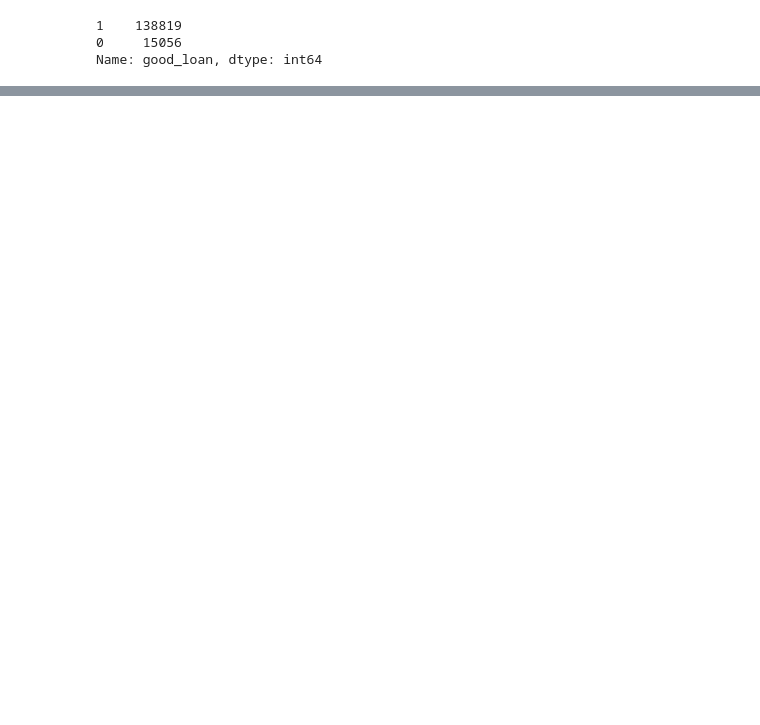
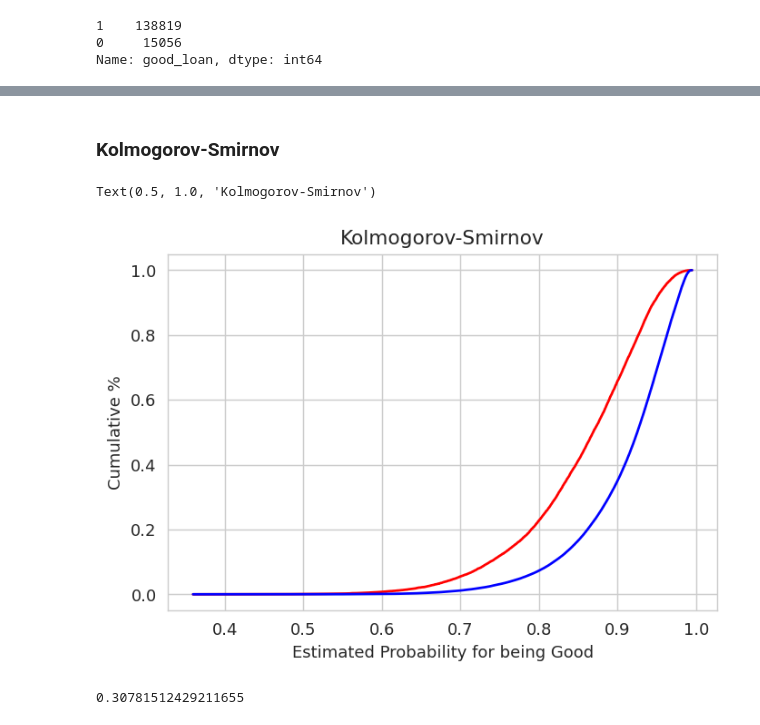
Before and after one commit to EmilSeyfullayev/Credit_Risk_Modeling_in_Python, a Jupyter notebook: Modeling.ipynb, the cells around one changed output, grey strips where cells are left out. Drawn from its saved outputs; the diff is of its cells as text; code cells hidden in the pictures; blank space fills up the shorter version.

```diff
--- a/Modeling.ipynb
+++ b/Modeling.ipynb
@@ -724,0 +830,17 @@ weighted avg       0.87      0.65      0.72    153875
+# %% [markdown]
+### Kolmogorov-Smirnov
+# %%
+plt.figure(dpi=130)
+plt.plot(temp['predictions'], temp['Cumulative Bad %'], color = 'r')
+plt.plot(temp['predictions'], temp['Cumulative Good %'], color = 'b')
+plt.xlabel('Estimated Probability for being Good')
+plt.ylabel('Cumulative %')
+plt.title('Kolmogorov-Smirnov')
+# %% [output]
+Text(0.5, 1.0, 'Kolmogorov-Smirnov')
+[figure, added]
+# %%
+KS = max(temp['Cumulative Bad %'] - temp['Cumulative Good %'])
+KS
+# %% [output]
+0.30781512429211655
```
Also changed, not shown: parts of 35 cells of this notebook.
